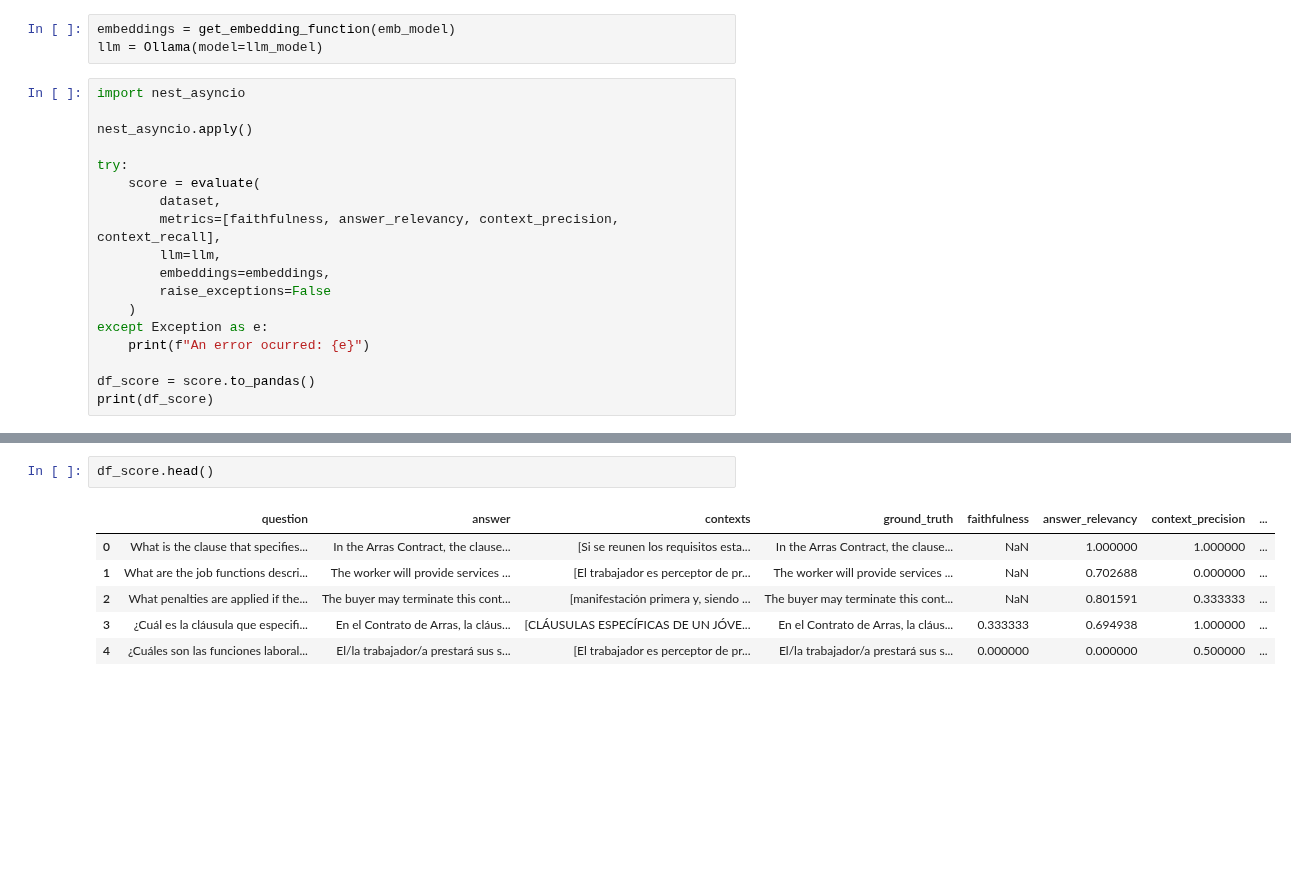
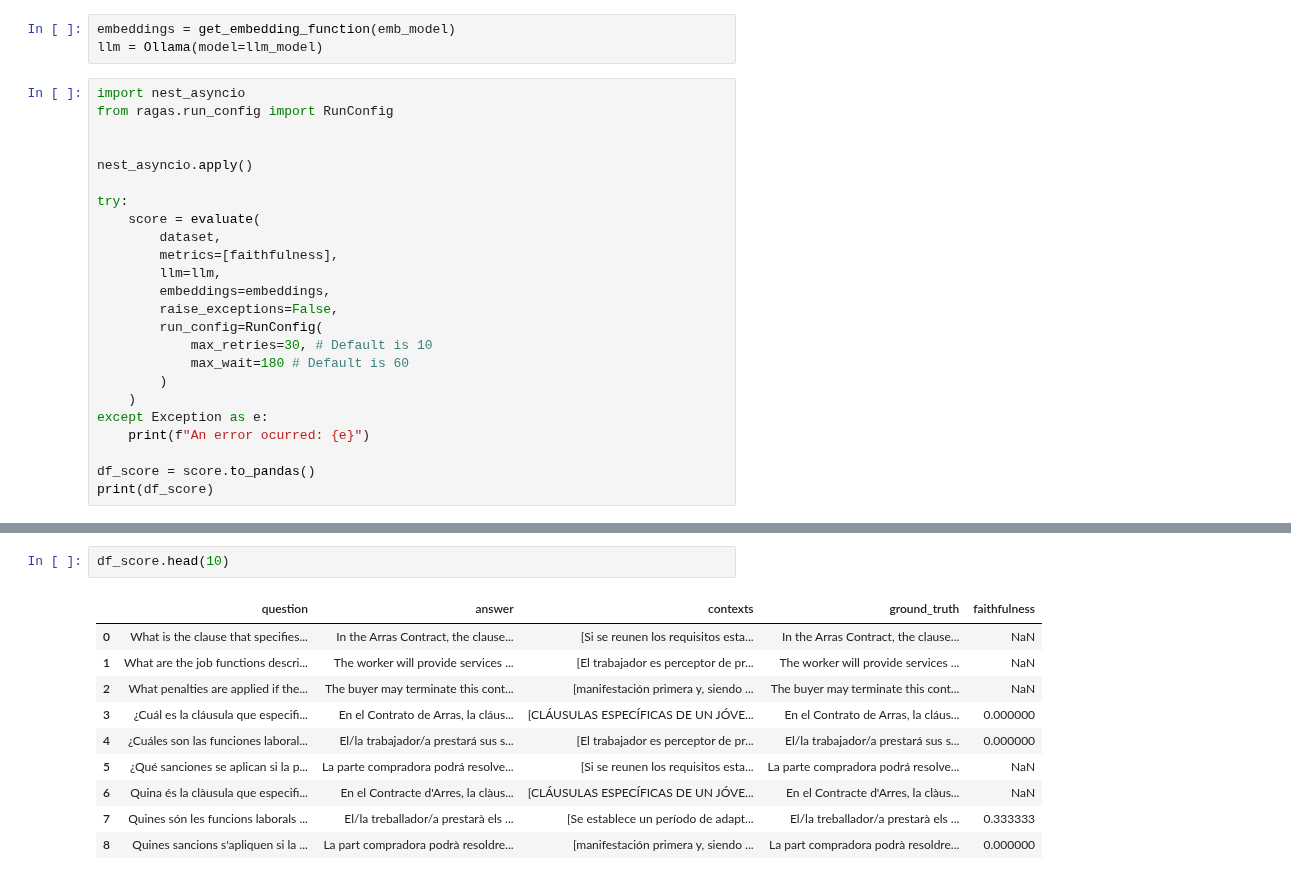
Before and after one commit to Luisbp27/documentQuestionAnswering, a Jupyter notebook: testing/rag_evaluation.ipynb, the cells around one changed output, grey strips where cells are left out. Cells and saved outputs as stored; diff of their text form; blank space fills up the shorter version.

Commit message:
testing w ragas

```diff
--- a/testing/rag_evaluation.ipynb
+++ b/testing/rag_evaluation.ipynb
@@ -152,16 +151,22 @@ embeddings = get_embedding_function(emb_model)
 llm = Ollama(model=llm_model)
 # %%
 import nest_asyncio
+from ragas.run_config import RunConfig
+
 
 nest_asyncio.apply()
 
 try:
     score = evaluate(
         dataset,
-        metrics=[faithfulness, answer_relevancy, context_precision, context_recall],
+        metrics=[faithfulness],
         llm=llm,
         embeddings=embeddings,
-        raise_exceptions=False
+        raise_exceptions=False,
+        run_config=RunConfig(
+            max_retries=30, # Default is 10
+            max_wait=180 # Default is 60
+        )
     )
 except Exception as e:
     print(f"An error ocurred: {e}")
@@ -205,9 +176,13 @@ Failed to parse output. Returning None.
 # %%
-df_score.head()
+df_score.head(10)
 # %% [output]
-|  | question | answer | contexts | ground_truth | faithfulness | answer_relevancy | context_precision | ... |
-| 0 | What is the clause that specifies... | In the Arras Contract, the clause... | [Si se reunen los requisitos esta... | In the Arras Contract, the clause... | NaN | 1.000000 | 1.000000 | ... |
-| 1 | What are the job functions descri... | The worker will provide services ... | [El trabajador es perceptor de pr... | The worker will provide services ... | NaN | 0.702688 | 0.000000 | ... |
-| 2 | What penalties are applied if the... | The buyer may terminate this cont... | [manifestación primera y, siendo ... | The buyer may terminate this cont... | NaN | 0.801591 | 0.333333 | ... |
-| 3 | ¿Cuál es la cláusula que especifi... | En el Contrato de Arras, la cláus... | [CLÁUSULAS ESPECÍFICAS DE UN JÓVE... | En el Contrato de Arras, la cláus... | 0.333333 | 0.694938 | 1.000000 | ... |
-| 4 | ¿Cuáles son las funciones laboral... | El/la trabajador/a prestará sus s... | [El trabajador es perceptor de pr... | El/la trabajador/a prestará sus s... | 0.000000 | 0.000000 | 0.500000 | ... |
+|  | question | answer | contexts | ground_truth | faithfulness |
+| 0 | What is the clause that specifies... | In the Arras Contract, the clause... | [Si se reunen los requisitos esta... | In the Arras Contract, the clause... | NaN |
+| 1 | What are the job functions descri... | The worker will provide services ... | [El trabajador es perceptor de pr... | The worker will provide services ... | NaN |
+| 2 | What penalties are applied if the... | The buyer may terminate this cont... | [manifestación primera y, siendo ... | The buyer may terminate this cont... | NaN |
+| 3 | ¿Cuál es la cláusula que especifi... | En el Contrato de Arras, la cláus... | [CLÁUSULAS ESPECÍFICAS DE UN JÓVE... | En el Contrato de Arras, la cláus... | 0.000000 |
+| 4 | ¿Cuáles son las funciones laboral... | El/la trabajador/a prestará sus s... | [El trabajador es perceptor de pr... | El/la trabajador/a prestará sus s... | 0.000000 |
+| 5 | ¿Qué sanciones se aplican si la p... | La parte compradora podrá resolve... | [Si se reunen los requisitos esta... | La parte compradora podrá resolve... | NaN |
+| 6 | Quina és la clàusula que especifi... | En el Contracte d'Arres, la clàus... | [CLÁUSULAS ESPECÍFICAS DE UN JÓVE... | En el Contracte d'Arres, la clàus... | NaN |
+| 7 | Quines són les funcions laborals ... | El/la treballador/a prestarà els ... | [Se establece un período de adapt... | El/la treballador/a prestarà els ... | 0.333333 |
+| 8 | Quines sancions s'apliquen si la ... | La part compradora podrà resoldre... | [manifestación primera y, siendo ... | La part compradora podrà resoldre... | 0.000000 |
```
Also changed, not shown: parts of 2 cells of this notebook, 7 other files.
